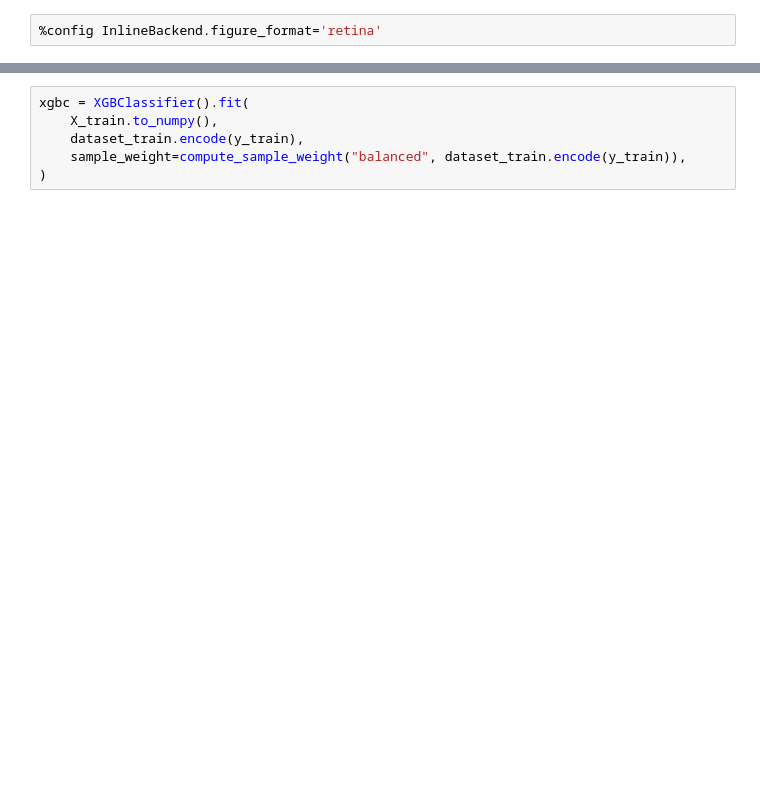
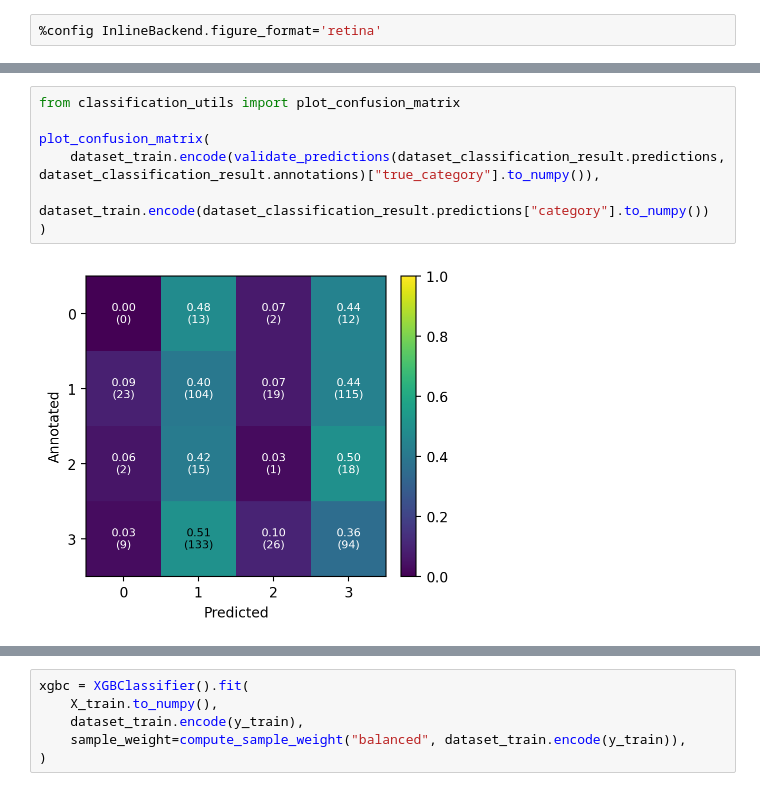
Before and after one commit to pnuehrenberg/vassi, a Jupyter notebook: examples/classification.ipynb, the cells around one changed output, grey strips where cells are left out. Cells and saved outputs as stored; diff of their text form; blank space fills up the shorter version.

```diff
--- a/examples/classification.ipynb
+++ b/examples/classification.ipynb
@@ -147,0 +128,9 @@ extractor = DataFrameFeatureExtractor().load(feature_config)
+# %%
+from classification_utils import plot_confusion_matrix
+
+plot_confusion_matrix(
+    dataset_train.encode(validate_predictions(dataset_classification_result.predictions, dataset_classification_result.annotations)["true_category"].to_numpy()),
+    dataset_train.encode(dataset_classification_result.predictions["category"].to_numpy())
+)
+# %% [output]
+[figure, added]
```
Also changed, not shown: parts of 53 cells of this notebook, 24 other files.
